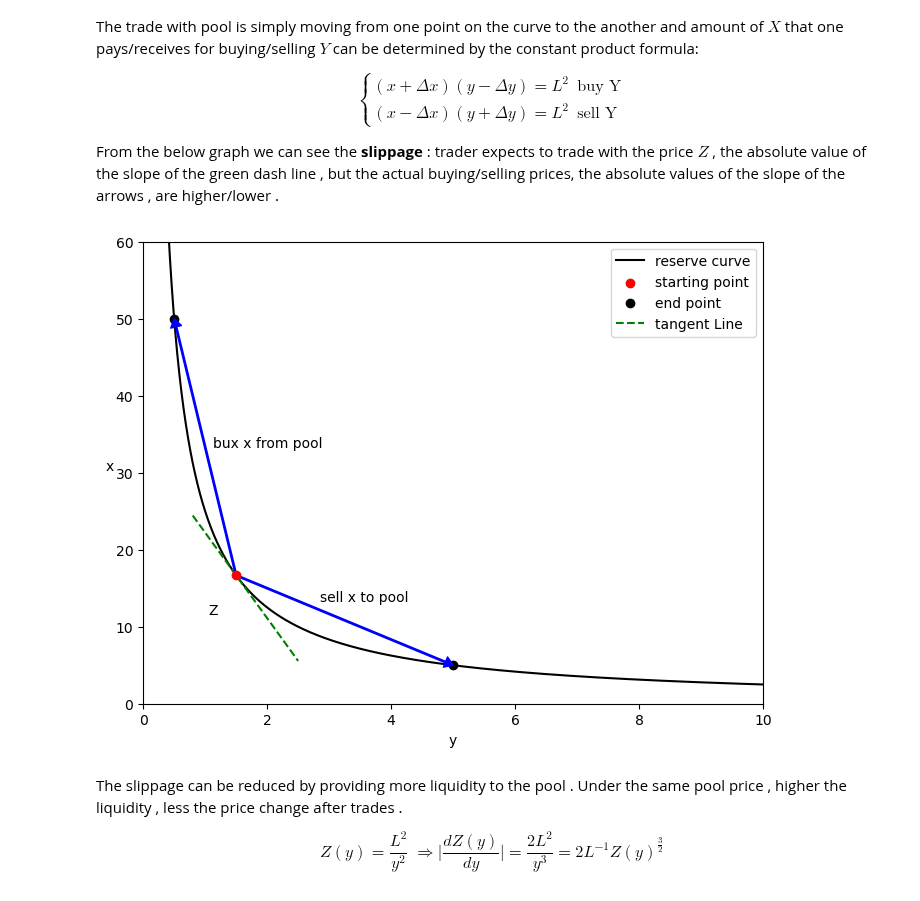
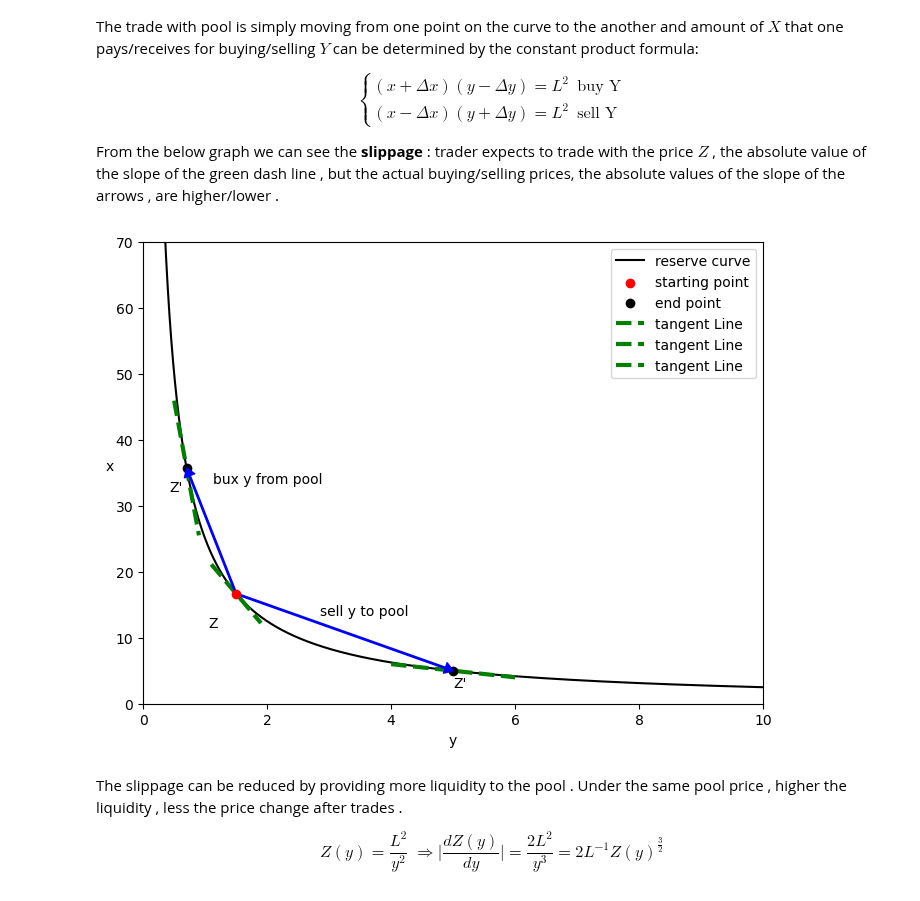
Before and after one commit to std92050/AMM, a Jupyter notebook: AMM_presentation.ipynb, the cells around one changed output. Drawn from its saved outputs; the diff is of its cells as text; code cells hidden in the pictures.

```diff
--- a/AMM_presentation.ipynb
+++ b/AMM_presentation.ipynb
@@ -35,7 +35,7 @@ From the below graph we can see the **slippage** : trader expects to trade with
 # %%
 
 y =  np.linspace(0.01,15,10000)
-y_tan =  np.linspace(0.8,2.5,10000)
+y_tan =  np.linspace(1.1,1.9,10000)
 
 L=5
 x = L**2/y
@@ -45,7 +45,7 @@ ax.plot(y, x, label='reserve curve', color='black')
 
 y_0 = 1.5
 x_0 = L**2/y_0
-y_buy = 0.5
+y_buy = 0.7
 x_buy = L**2/y_buy
 y_sell = 5
 x_sell = L**2/y_sell
@@ -56,50 +56,55 @@ ax.scatter(y_sell, x_sell, color='k',zorder=3)
 tangent_slope = -L**2/(y_0**2)
 tangent_line = tangent_slope * (y_tan - y_0) + x_0
 
+y_tan_buy =  np.linspace(0.5, 0.9,10000)
+tangent_slope_buy = -L**2/(y_buy**2)
+tangent_line_buy = tangent_slope_buy * (y_tan_buy - y_buy) + x_buy
 
-# ax.arrow(y_0 ,x_0 ,y_bux-y_0,x_bux-x_0 , length_includes_head = True,
-#          head_width=0.2, head_length=3 ,color='royalblue', linewidth=1.5 ,zorder=4 )
-
-# ax.arrow(y_0 ,x_0 ,y_sell-y_0,x_sell-x_0 , length_includes_head = True,
-#          head_width=0.4, head_length=1 ,color='royalblue', linewidth=1.5,zorder=4)
+y_tan_sell =  np.linspace(4, 6,10000)
+tangent_slope_sell = -L**2/(y_sell**2)
+tangent_line_sell = tangent_slope_sell * (y_tan_sell - y_sell) + x_sell
 
 plt.annotate('',
             xy=(y_buy , x_buy ),
             xytext=(y_0 ,x_0),
             arrowprops={
                 'width':1,
                 'headlength':6,
                 'headwidth':8,
                 'color':'blue'},
             fontsize=10)
 
 plt.annotate('',
             xy=(y_sell , x_sell ),
             xytext=(y_0 ,x_0),
             arrowprops={
                 'width':1,
                 'headlength':6,
                 'headwidth':8,
                 'color':'blue'},
             fontsize=10)
 
 
-ax.plot(y_tan, tangent_line, linestyle='--', color='g', label='tangent Line')
+ax.plot(y_tan, tangent_line, linestyle='--', lw=3,color='g', label='tangent Line')
+ax.plot(y_tan_buy, tangent_line_buy, linestyle='--',lw=3, color='g', label='tangent Line')
+ax.plot(y_tan_sell, tangent_line_sell, linestyle='--',lw=3, color='g', label='tangent Line')
 
 ax.text(y_0*0.7, x_0*0.7, 'Z', fontsize=10)
+ax.text(y_buy*0.6, x_buy*0.9, "Z'", fontsize=10)
+ax.text(y_sell, x_sell*0.5, "Z'", fontsize=10)
 
-ax.text(y_0*0.75, x_0*2, 'bux x from pool', fontsize=10)
-ax.text(y_0*1.9, x_0*0.8, 'sell x to pool', fontsize=10)
+ax.text(y_0*0.75, x_0*2, 'bux y from pool', fontsize=10)
+ax.text(y_0*1.9, x_0*0.8, 'sell y to pool', fontsize=10)
 
 
 ax.legend()
 ax.set_xlim(0,10)
-ax.set_ylim(0,60)
+ax.set_ylim(0,70)
 ax.set_xlabel("y")
 ax.set_ylabel("x",rotation=0)
 plt.show()
 # %% [output]
-[figure, old version]
+[figure, new version]
 # %% [markdown]
 The slippage can be reduced by providing more liquidity to the pool . Under the same pool price , higher the liquidity , less the price change after trades .
 
```
Also changed, not shown: 8 other files.
